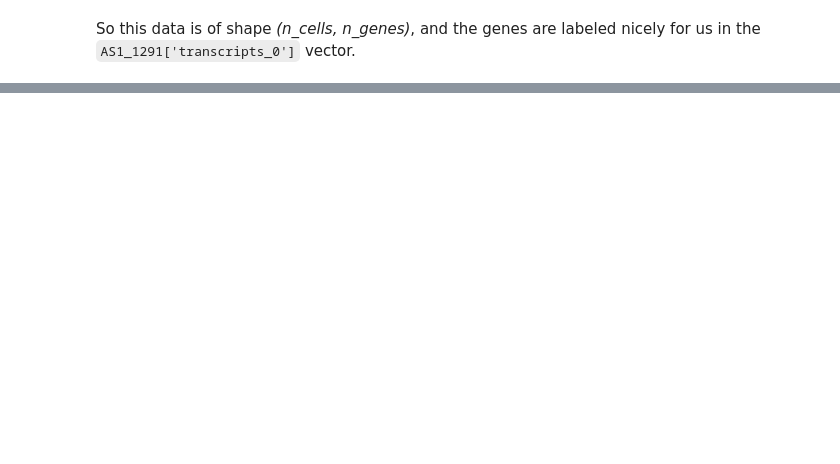
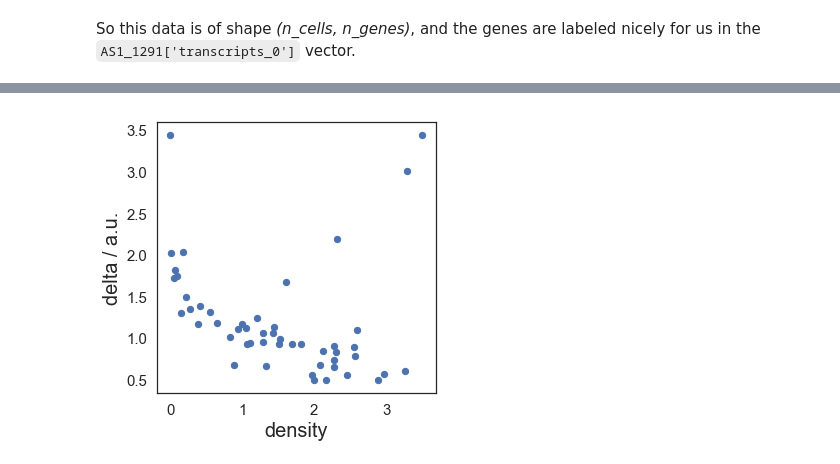
Before and after one commit to codyheiser/furry-couscous, a Jupyter notebook: clustering.ipynb, the cells around one changed output, grey strips where cells are left out. Drawn from its saved outputs; the diff is of its cells as text; code cells hidden in the pictures; blank space fills up the shorter version.

Commit message:
working on clustering algorithms with new datasets

```diff
--- a/clustering.ipynb
+++ b/clustering.ipynb
@@ -75,0 +257,4 @@ plt.tight_layout()
+# %%
+clu = Cluster(umi_rna_PCA_results) # perform density peak clustering on PCA for umi dataset
+# %% [output]
+[figure, added]
```
Also changed, not shown: parts of 57 cells of this notebook, 2 other files.
